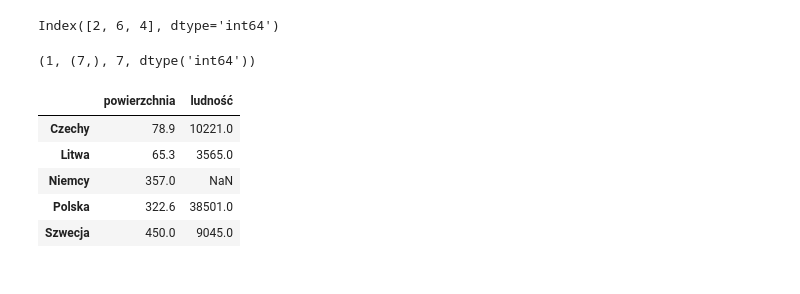
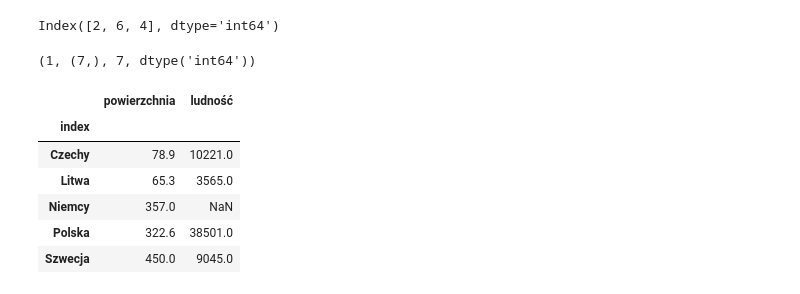
Before and after one commit to tomasz450/Analiza-danych-w-Python-2025-11-17-local, a Jupyter notebook: 3. Pandas/Pandas.ipynb, the cells around one changed output. Saved outputs shown, nothing was run; the diff lists cells and outputs as text; code cells hidden in the pictures.

```diff
--- a/3. Pandas/Pandas.ipynb
+++ b/3. Pandas/Pandas.ipynb
@@ -578,11 +578,15 @@ ind.ndim, ind.shape, ind.size, ind.dtype
 # %% [output]
 (1, (7,), 7, dtype('int64'))
 # %%
-kraje
+kraje.reset_index(inplace=True)
-# %% [output]
-|  | powierzchnia | ludność |
-| Czechy | 78.9 | 10221.0 |
-| Litwa | 65.3 | 3565.0 |
-| Niemcy | 357.0 | NaN |
-| Polska | 322.6 | 38501.0 |
-| Szwecja | 450.0 | 9045.0 |
+# %%
+kraje.set_index('index', inplace=True)
+kraje
+# %% [output]
+|  | powierzchnia | ludność |
+| index |  |  |
+| Czechy | 78.9 | 10221.0 |
+| Litwa | 65.3 | 3565.0 |
+| Niemcy | 357.0 | NaN |
+| Polska | 322.6 | 38501.0 |
+| Szwecja | 450.0 | 9045.0 |
```
Also changed, not shown: parts of 4 cells of this notebook.
